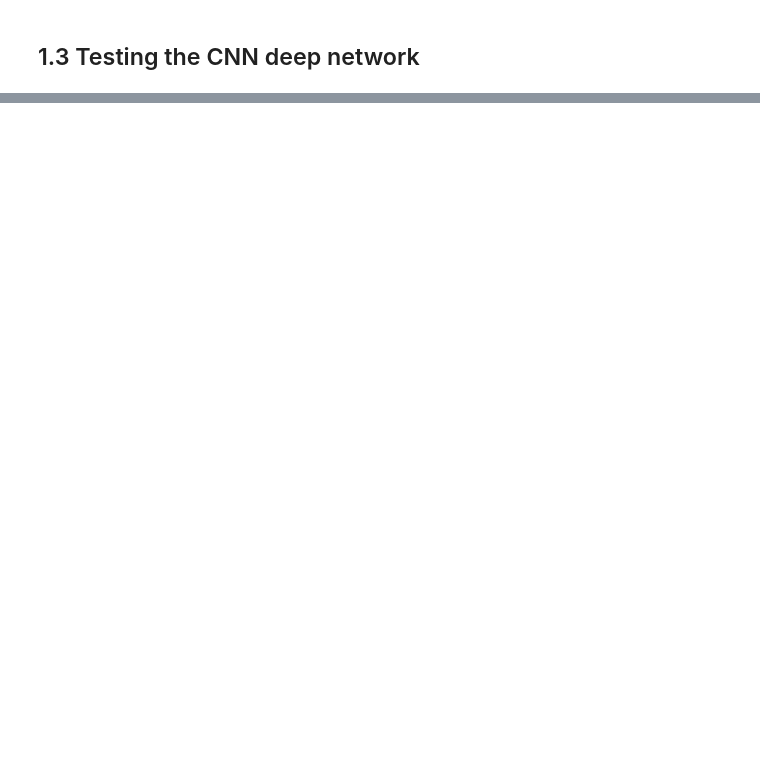
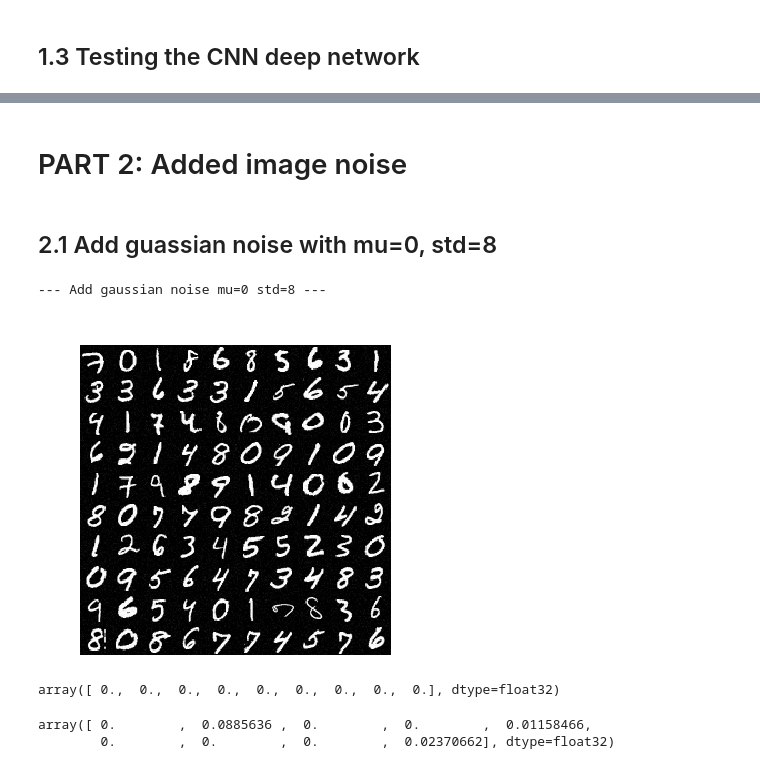
Before and after one commit to yuankaihuo/mnist_YH, a Jupyter notebook: mnist_YH_jupyter.ipynb, the cells around one changed output, grey strips where cells are left out. Saved outputs shown, nothing was run; the diff lists cells and outputs as text; code cells hidden in the pictures; blank space fills up the shorter version.

```diff
--- a/mnist_YH_jupyter.ipynb
+++ b/mnist_YH_jupyter.ipynb
@@ -20,9 +20,9 @@ Extracting data/t10k-labels-idx1-ubyte.gz
 # %% [markdown]
 ## Specify how many epochs for training and design the graph
 # %%
-training_epochs = 15
+training_epochs = 1
 weights,biases = cnn.variable_init()
-cost,optm,accr,sess = cnn.init_graph(weights,biases)
+cost,optm,accr,sess,_corr = cnn.init_graph(weights,biases)
 # %% [markdown]
 # PART 1: Classifier on original data
 # %% [markdown]
@@ -53,0 +86,20 @@ Caused by op u'moments/sufficient_statistics/Square', defined at:
+# %% [markdown]
+# PART 2: Added image noise
+# %% [markdown]
+## 2.1 Add guassian noise with mu=0, std=8
+# %%
+expriment2 = {'add_gaussian_noise':1 , 'add_label_noise':0, 'mu':0, 'std':8}
+trainimg, trainlabel, testimg, testlabel, cnn_file_name = cnn.init_expr(mnist,expriment2)
+cnn.show_trainimg(trainimg,sess,weights,biases)
+# %% [output]
+--- Add gaussian noise mu=0 std=8 ---
+[figure, added]
+# %%
+mnist.train.images[0][1:10]
+# %% [output]
+array([ 0.,  0.,  0.,  0.,  0.,  0.,  0.,  0.,  0.], dtype=float32)
+# %%
+trainimg[0][1:10]
+# %% [output]
+array([ 0.        ,  0.0885636 ,  0.        ,  0.        ,  0.01158466,
+        0.        ,  0.        ,  0.        ,  0.02370662], dtype=float32)
```
Also changed, not shown: parts of 35 cells of this notebook, 6 other files.
